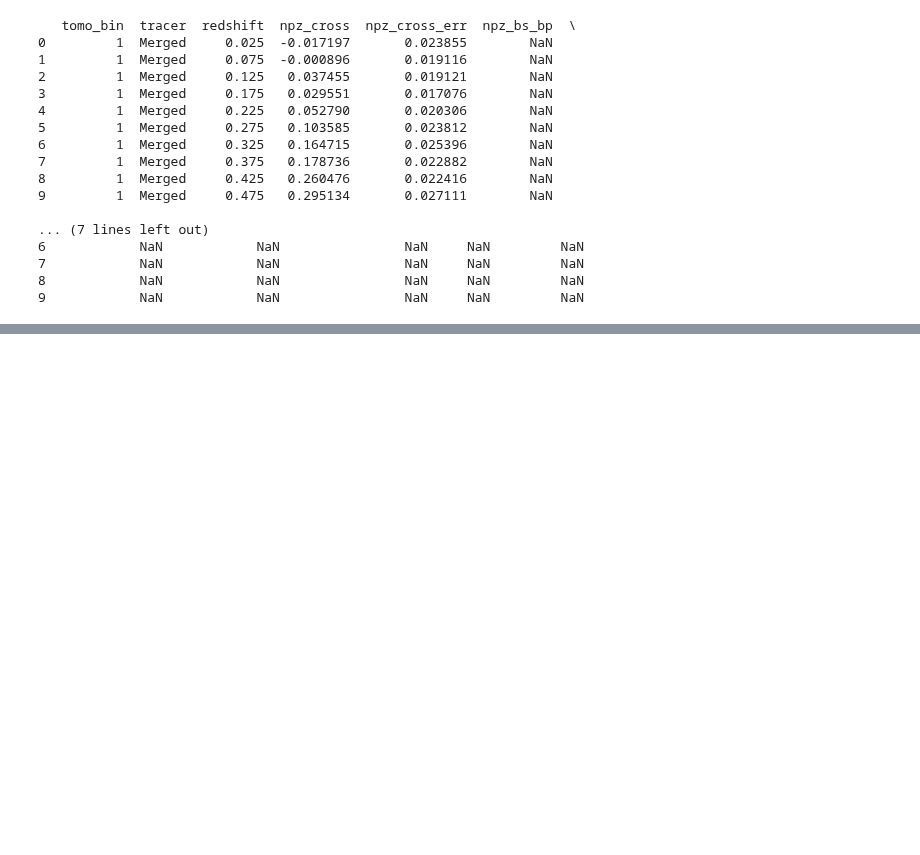
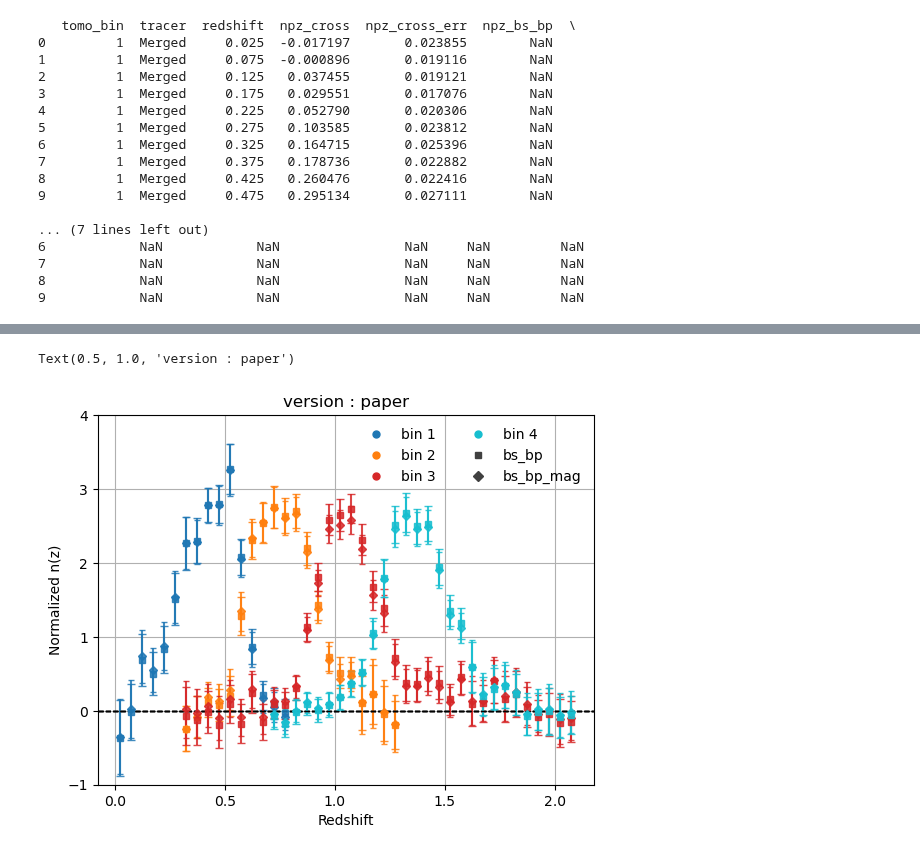
Before and after one commit to JeanCHDJdev/desi-y3-hsc, a Jupyter notebook: src/statistics/nb/nz.ipynb, the cells around one changed output, grey strips where cells are left out. Drawn from its saved outputs; the diff is of its cells as text; code cells hidden in the pictures; blank space fills up the shorter version.

```diff
--- a/src/statistics/nb/nz.ipynb
+++ b/src/statistics/nb/nz.ipynb
@@ -457,0 +547,70 @@ np.savez_compressed(
+# %%
+# renormalization and plotting (from paper)
+method_markers = {"npz_bs_bp": "s", "npz_bs_bp_mag": "D"}
+method_labels = {"npz_bs_bp": "bs_bp", "npz_bs_bp_mag": "bs_bp_mag"}
+tomo_bins = [1, 2, 3, 4]
+bin_colors = {1: "tab:blue", 2: "tab:orange", 3: "tab:red", 4: "tab:cyan"}
+tbl = np.load(f"{RESULTS_ROOT}/merged_res_{scale_cut[0]}_{scale_cut[1]}_vF.npz")
+bounds = {"1": (0, 0.8), "2": (0.3, 1.3), "3": (0.3, 2.1), "4": (0.7, 2.1)}
+names = ["npz_cross", "npz_bs", "npz_bs_bp", "npz_bs_bp_mag"]
+norm_tbl = {}
+for tomo in tomo_bins:
+    for na in names:
+        zn = tbl[f"{tomo}/{na}_z"]
+        z_mask = (zn >= bounds[str(tomo)][0]) & (zn <= bounds[str(tomo)][1])
+        print(zn,  tbl[f"{tomo}/{na}"][z_mask], f"{tomo}/{na}")
+        np_z = tbl[f"{tomo}/{na}"][z_mask]
+        np_z_err = tbl[f"{tomo}/{na}_err"][z_mask]
+
+        # one has to renormalize by the integral over the range for cases
+        amplitude = np.trapezoid(np_z, zn[z_mask])
+
+        norm_tbl[f"{tomo}/{na}_z"] = zn[z_mask]
+        norm_tbl[f"{tomo}/{na}"] = np_z / amplitude
+        norm_tbl[f"{tomo}/{na}_err"] = np_z_err / amplitude
+
+        if na in method_markers:
+            plt.errorbar(
+                zn[z_mask],
+                norm_tbl[f"{tomo}/{na}"],
+                norm_tbl[f"{tomo}/{na}_err"],
+                linestyle="",
+                marker=method_markers[na],
+                ms=4,
+                color=bin_colors[tomo],
+                alpha=0.85,
+                capsize=2 if na == "npz_bs_bp_mag" else 3,  # only show caps for the mag case to avoid clutter
+            )
+    plt.axhline(0, color="k", linestyle="--", linewidth=1)
+    plt.grid(True)
+    plt.xlabel("Redshift")
+    plt.ylabel("Normalized n(z)")
+
+bin_handles = [
+    Line2D(
+        [0],
+        [0],
+        color=bin_colors[tomo],
+        marker="o",
+        linestyle="",
+        label=f"bin {tomo}",
+        markersize=5,
+    )
+    for tomo in tomo_bins
+]
+method_handles = [
+    Line2D(
+        [0],
+        [0],
+        color="0.25",
+        marker=method_markers[na],
+        linestyle="",
+        label=method_labels[na],
+        markersize=5,
+    )
+    for na in method_markers
+]
+plt.legend(handles=bin_handles + method_handles, ncol=2, frameon=False)
+plt.ylim(-1, 4)
+plt.title(f"version : paper")
+# %% [output]
@@ -457,0 +634,2 @@ np.savez_compressed(
+Text(0.5, 1.0, 'version : paper')
+[figure, added]
```
Also changed, not shown: parts of 10 cells of this notebook, 1 other file.
